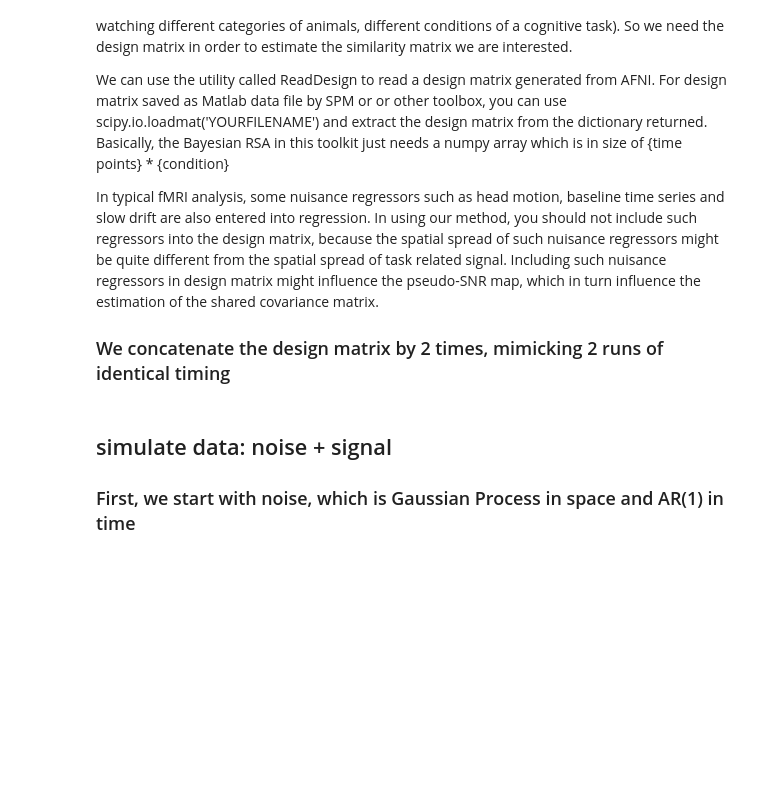
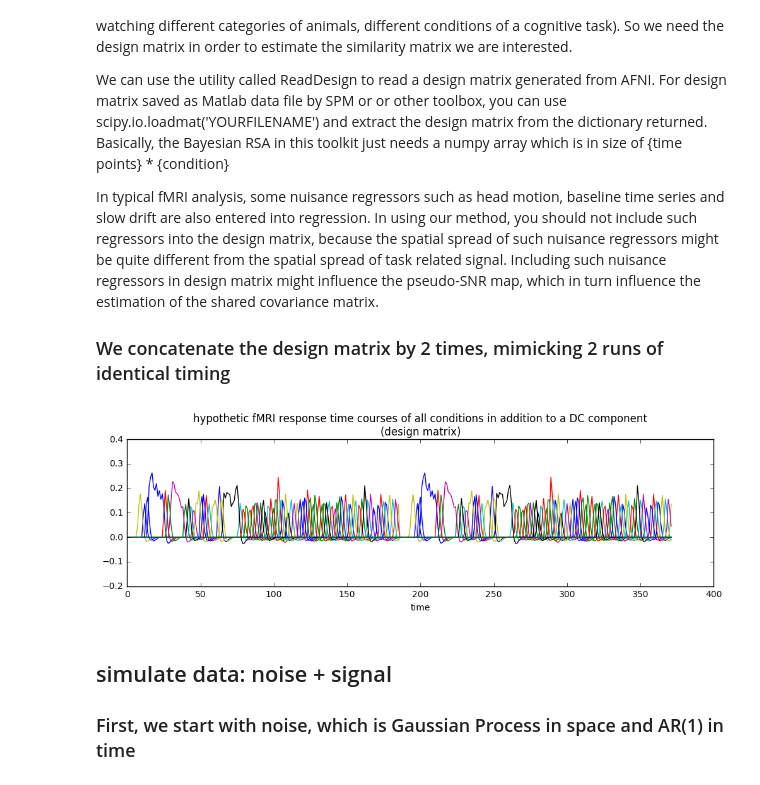
Before and after one commit to brainiak/brainiak, a Jupyter notebook: examples/reprsimil/brsa_representational_similarity_estimate_example.ipynb, the cells around one changed output. Cells and saved outputs as stored; diff of their text form; code cells hidden in the pictures; blank space fills up the shorter version.

```diff
--- a/examples/reprsimil/brsa_representational_similarity_estimate_example.ipynb
+++ b/examples/reprsimil/brsa_representational_similarity_estimate_example.ipynb
@@ -38,34 +38,36 @@ In typical fMRI analysis, some nuisance regressors such as head motion, baseline
 # %%
 design = utils.ReadDesign(fname="example_design.1D")
 
 n_run = 2
 design.n_TR = design.n_TR * n_run
 design.design_task = np.tile(design.design_task[:,:-1],
                              [n_run, 1])
 # The last "condition" in design matrix
 # codes for trials subjects made and error.
 # We ignore it here.
 
 
 fig = plt.figure(num=None, figsize=(12, 3),
                  dpi=150, facecolor='w', edgecolor='k')
 plt.plot(design.design_task)
 plt.ylim([-0.2, 0.4])
 plt.title('hypothetic fMRI response time courses '
           'of all conditions in addition to a DC component\n'
          '(design matrix)')
 plt.xlabel('time')
 plt.show()
 
 n_C = np.size(design.design_task, axis=1)
 # The total number of conditions.
-ROI_edge = 20
+ROI_edge = 50
 # We simulate "ROI" of a square shape
 n_V = ROI_edge**2
 # The total number of simulated voxels
 n_T = design.n_TR
 # The total number of time points,
 # after concatenating all fMRI runs
+# %% [output]
+[figure, added]
 # %% [markdown]
 ## simulate data: noise + signal
 ### First, we start with noise, which is Gaussian Process in space and AR(1) in time
```
Also changed, not shown: parts of 17 cells of this notebook, 2 other files.
